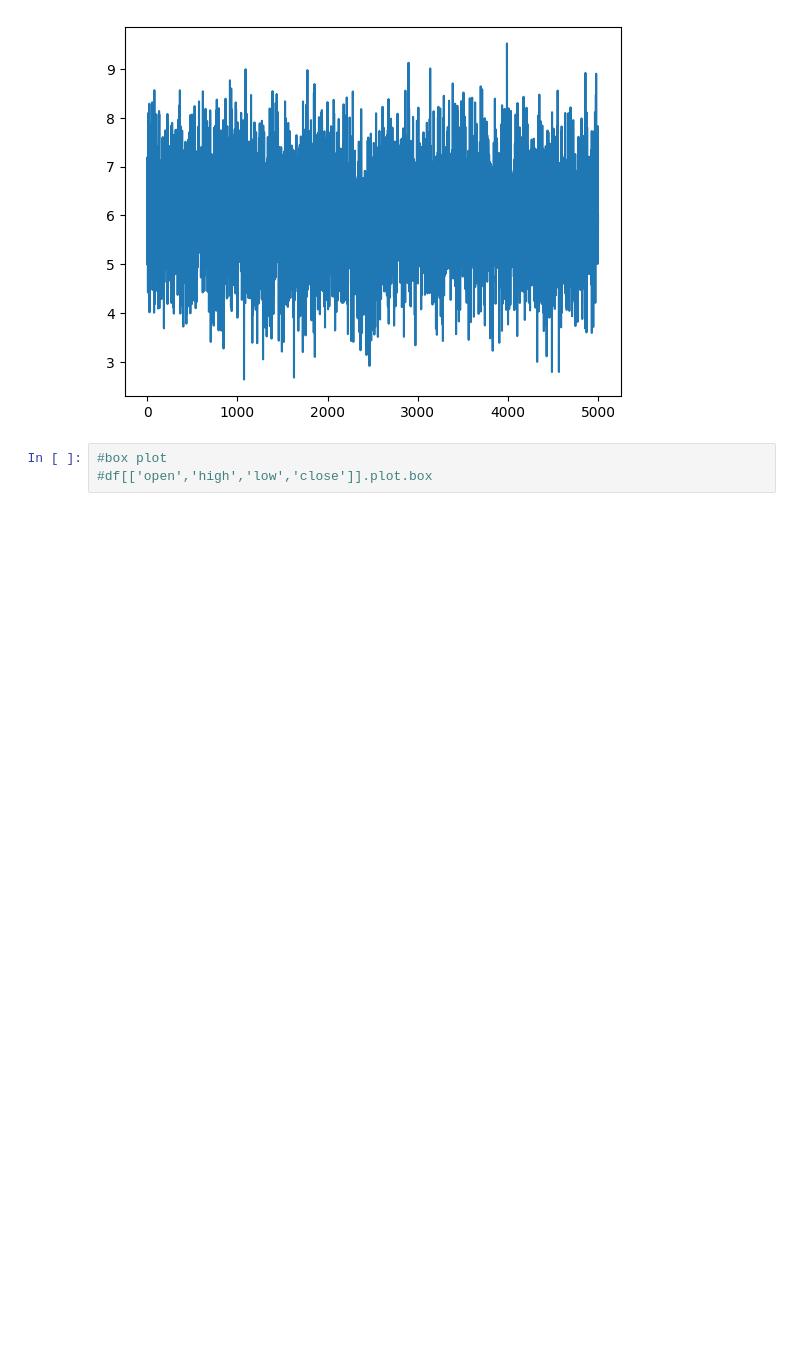
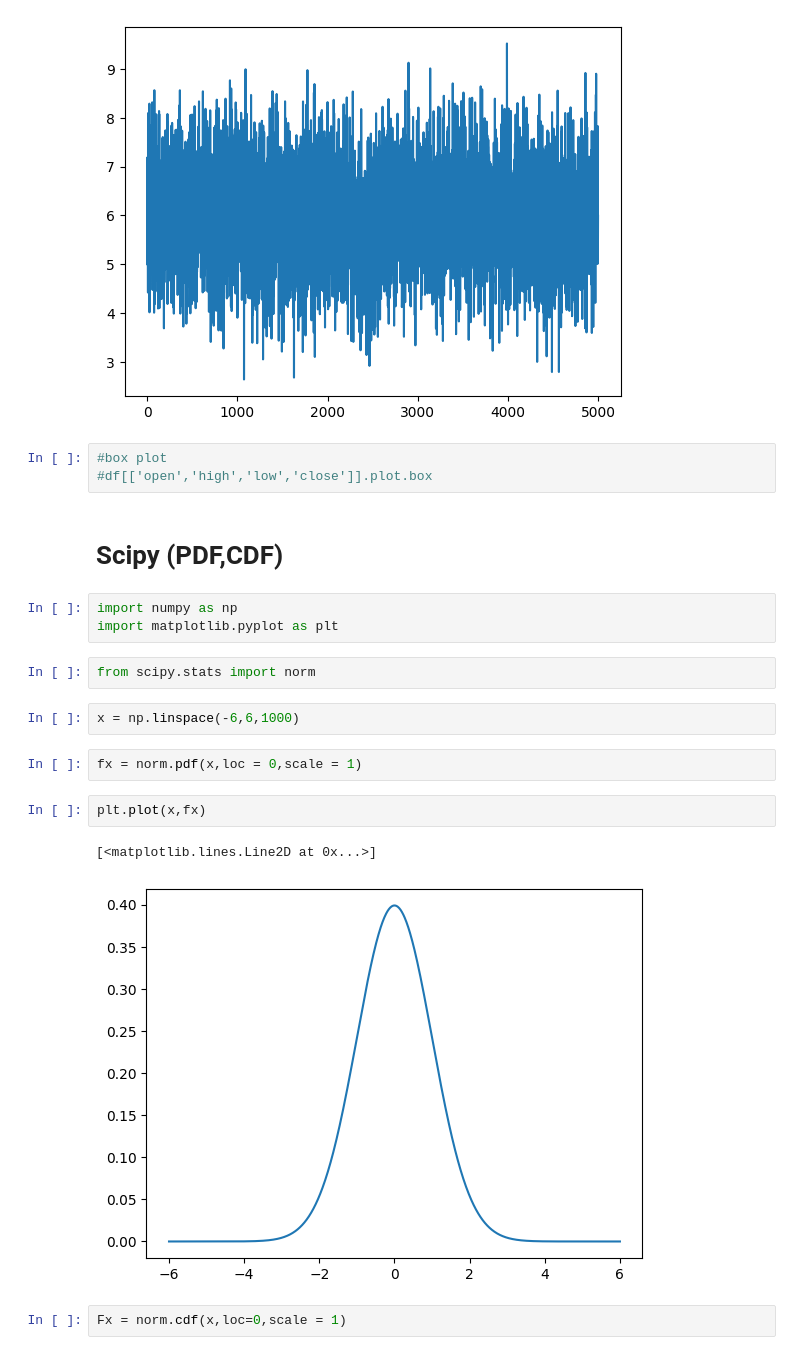
Before and after one commit to yeesem/Python, a Jupyter notebook: Pandas_Deep_Learning_Prerequisites.ipynb, the cells around one changed output. Cells and saved outputs as stored; diff of their text form; blank space fills up the shorter version.

```diff
--- a/Pandas_Deep_Learning_Prerequisites.ipynb
+++ b/Pandas_Deep_Learning_Prerequisites.ipynb
@@ -240,3 +240,21 @@ df['Avg. Area House Age'].plot()
 # %%
 #box plot
 #df[['open','high','low','close']].plot.box
+# %% [markdown]
+# **Scipy (PDF,CDF)**
+# %%
+import numpy as np
+import matplotlib.pyplot as plt
+# %%
+from scipy.stats import norm
+# %%
+x = np.linspace(-6,6,1000)
+# %%
+fx = norm.pdf(x,loc = 0,scale = 1)
+# %%
+plt.plot(x,fx)
+# %% [output]
+[<matplotlib.lines.Line2D at 0x...>]
+[figure, added]
+# %%
+Fx = norm.cdf(x,loc=0,scale = 1)
```
Also changed, not shown: parts of 14 cells of this notebook.
